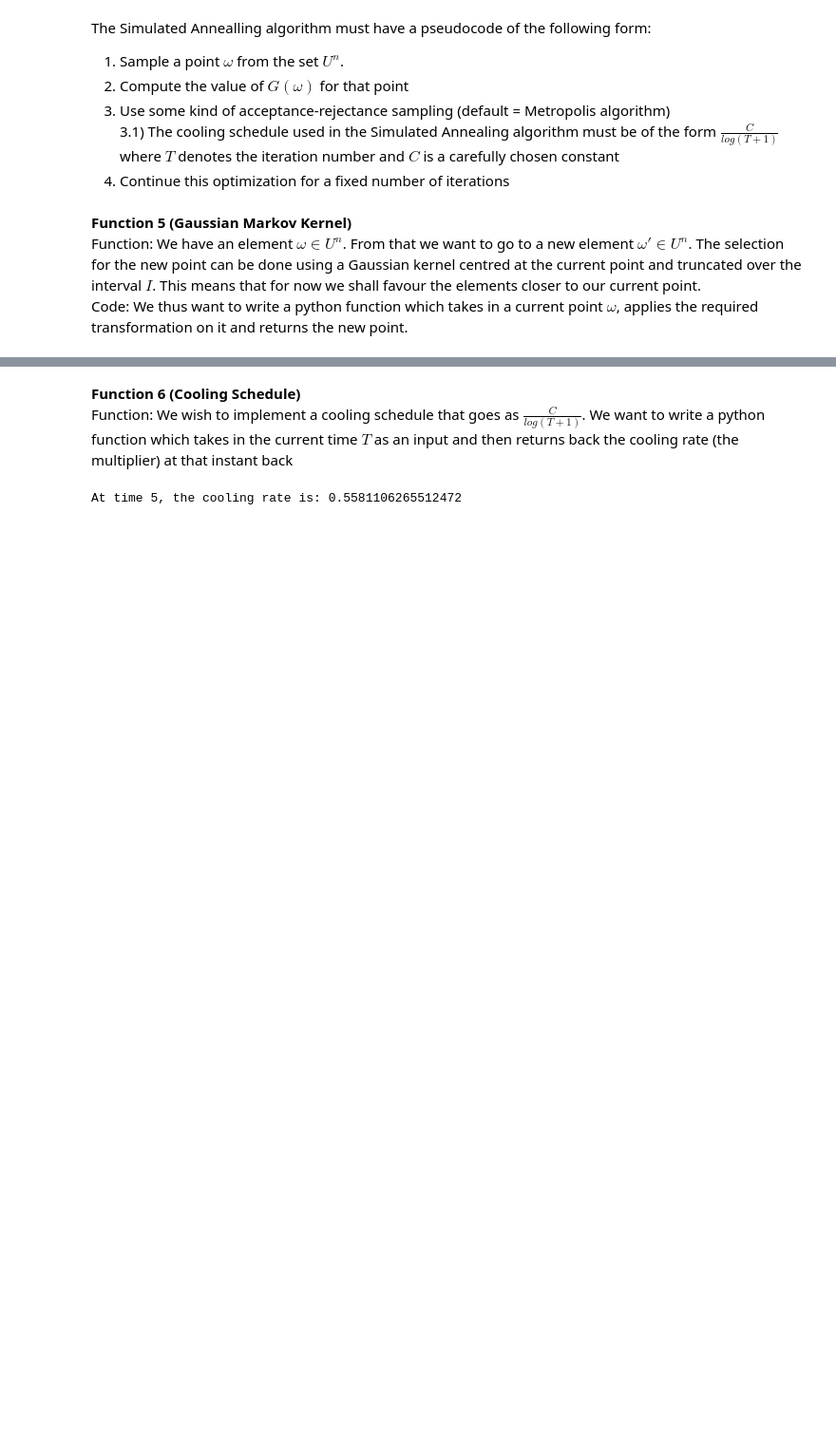
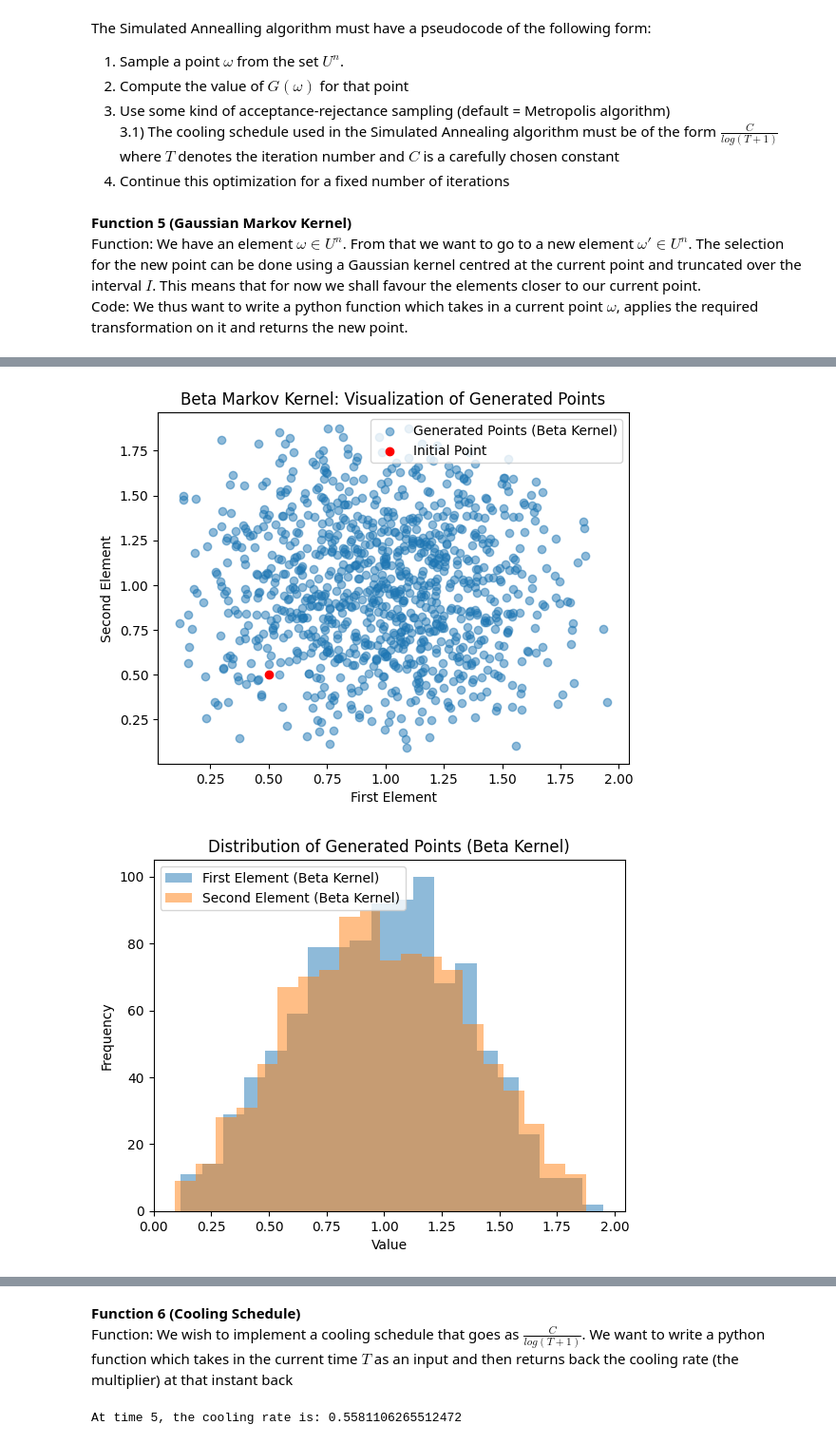
Before and after one commit to ChinmayPimpalkhare/WURP_23, a Jupyter notebook: Notebooks/SA_1_anderson.ipynb, the cells around one changed output, grey strips where cells are left out. Shown at 95% size. Drawn from its saved outputs; the diff is of its cells as text; code cells hidden in the pictures; blank space fills up the shorter version.

```diff
--- a/Notebooks/SA_1_anderson.ipynb
+++ b/Notebooks/SA_1_anderson.ipynb
@@ -203,0 +258,50 @@ plt.show()
+# %%
+# Set the seed for reproducibility
+import matplotlib.pyplot as plt
+%matplotlib inline
+
+np.random.seed(42)
+
+# Initial point
+initial_point = np.array([0.5, 0.5, 0.5])  # Replace with your actual initial point
+
+# Parameters
+standard_deviation = 0.5
+closed_interval_I = (0, 2)
+
+# Number of iterations
+num_iterations = 1000
+
+# Store new points for visualization
+new_points_beta = []
+
+# Run the function 100 times independently
+for _ in range(num_iterations):
+    new_point_beta = beta_markov_kernel(initial_point, closed_interval_I, standard_deviation)
+    new_points_beta.append(new_point_beta)
+
+# Extract the first two elements for visualization
+new_points_array_beta = np.array(new_points_beta)
+x_values_beta = new_points_array_beta[:, 0]
+y_values_beta = new_points_array_beta[:, 1]
+
+# Plot the first two elements of the new points using Beta Markov Kernel
+plt.scatter(x_values_beta, y_values_beta, alpha=0.5, label='Generated Points (Beta Kernel)')
+plt.scatter(initial_point[0], initial_point[1], color='red', label='Initial Point')
+plt.title('Beta Markov Kernel: Visualization of Generated Points')
+plt.xlabel('First Element')
+plt.ylabel('Second Element')
+plt.legend()
+plt.show()
+
+# Plot the distribution to ensure it resembles a Beta distribution
+plt.hist(x_values_beta, bins=20, alpha=0.5, label='First Element (Beta Kernel)')
+plt.hist(y_values_beta, bins=20, alpha=0.5, label='Second Element (Beta Kernel)')
+plt.title('Distribution of Generated Points (Beta Kernel)')
+plt.xlabel('Value')
+plt.ylabel('Frequency')
+plt.legend()
+plt.show()
+# %% [output]
+[figure, added]
+[figure, added]
```
Also changed, not shown: parts of 28 cells of this notebook.
